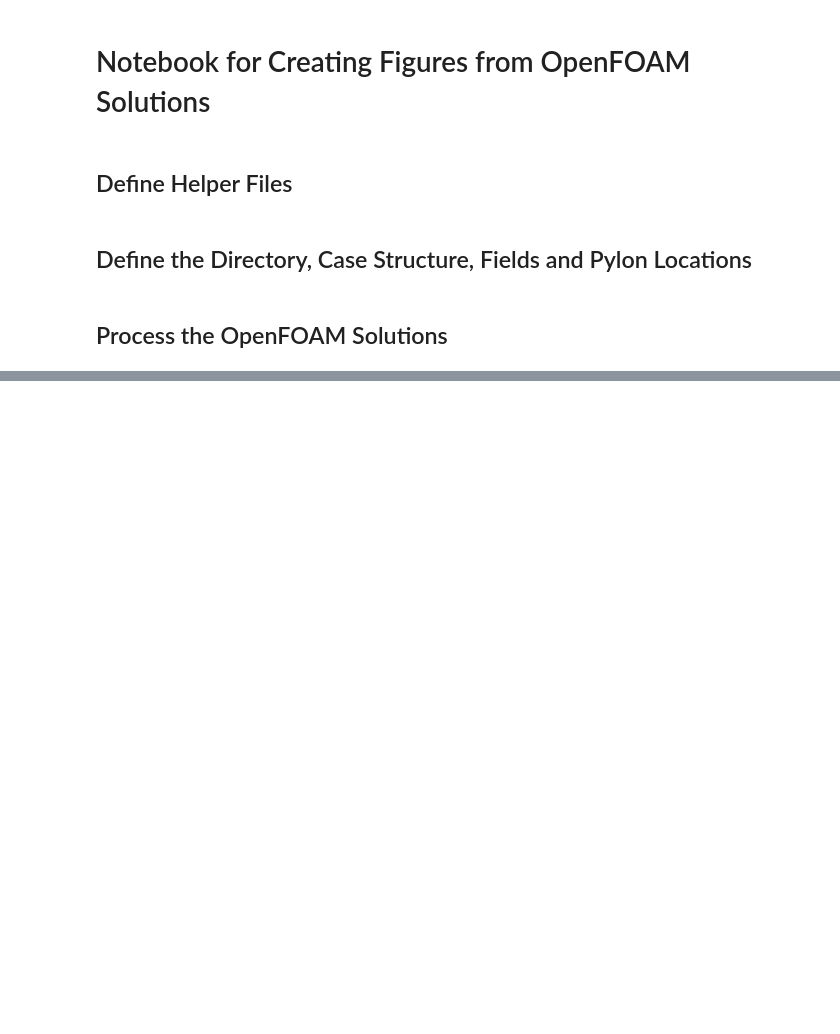
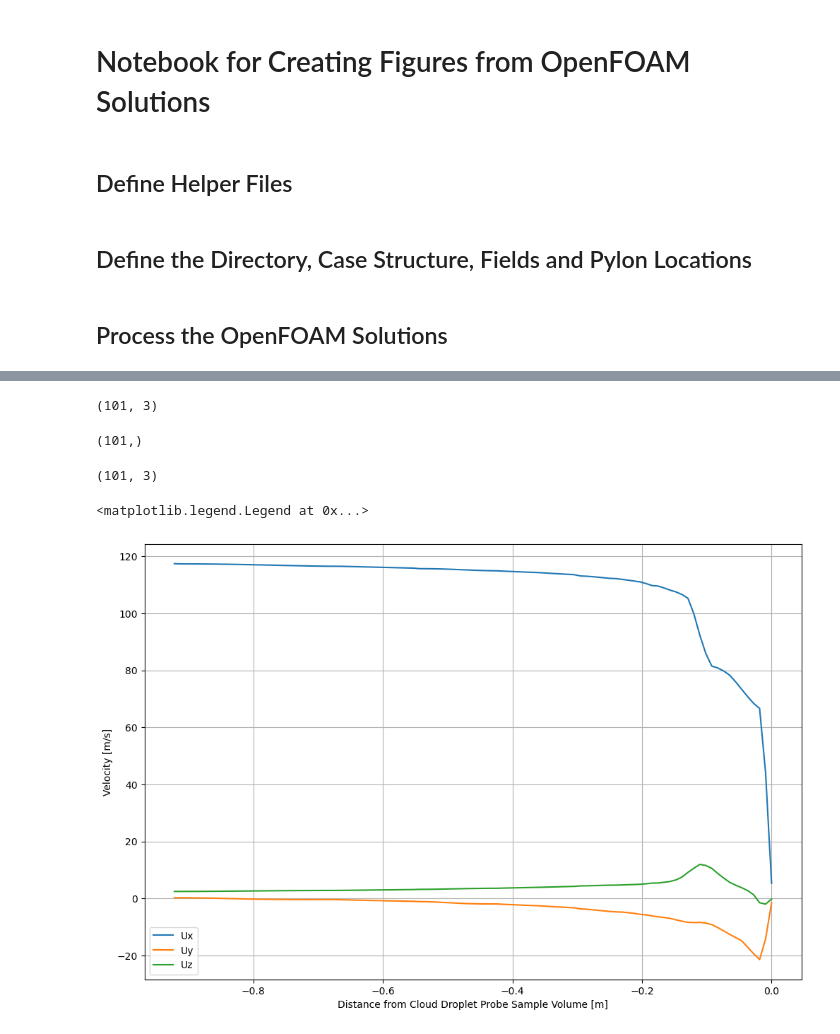
Before and after one commit to jrobrien91/dissertation, a Jupyter notebook: notebooks/CFD/pyvista-create-figures.ipynb, the cells around one changed output, grey strips where cells are left out. Drawn from its saved outputs; the diff is of its cells as text; code cells hidden in the pictures; blank space fills up the shorter version.

```diff
--- a/notebooks/CFD/pyvista-create-figures.ipynb
+++ b/notebooks/CFD/pyvista-create-figures.ipynb
@@ -186,0 +304,4 @@ Widget(value="<iframe src='http://localhost:53791/index.html?ui=P_0x31d2e5520_15
+# %%
+Umagpoint = np.sqrt((p3_slice.point_data['U'][:, 0]**2.0) + (p3_slice.point_data['U'][:, 1]**2.0) + (p3_slice.point_data['U'][:, 2]**2.0))
+# %%
+p3_slice.point_data['U-mag'] = Umagpoint
@@ -186,0 +341,28 @@ Widget(value="<iframe src='http://localhost:53791/index.html?ui=P_0x31d2e5520_15
+# %%
+joe_vel.shape
+# %% [output]
+(101, 3)
+# %%
+distance.shape
+# %% [output]
+(101,)
+# %%
+A = [13.0, case_dir['extend_120']['pylon'][1], case_dir['extend_120']['pylon'][2]]
+B = [13.922, case_dir['extend_120']['pylon'][1], case_dir['extend_120']['pylon'][2]]
+disx, field = sample_line(p3_slice, A, B)
+# %%
+field.point_data['U'].shape
+# %% [output]
+(101, 3)
+# %%
+fig, axarr = plt.subplots(1, 1, figsize=[12, 8])
+axarr.plot(disx-.922, field.point_data['U'][:, 0], label='Ux')
+axarr.plot(disx-.922, field.point_data['U'][:, 1], label='Uy')
+axarr.plot(disx-.922, field.point_data['U'][:, 2], label='Uz')
+axarr.set_xlabel('Distance from Cloud Droplet Probe Sample Volume [m]')
+axarr.set_ylabel('Velocity [m/s]')
+axarr.grid(True)
+plt.legend(loc='lower left')
+# %% [output]
+<matplotlib.legend.Legend at 0x...>
+[figure, added]
```
Also changed, not shown: parts of 12 cells of this notebook.
